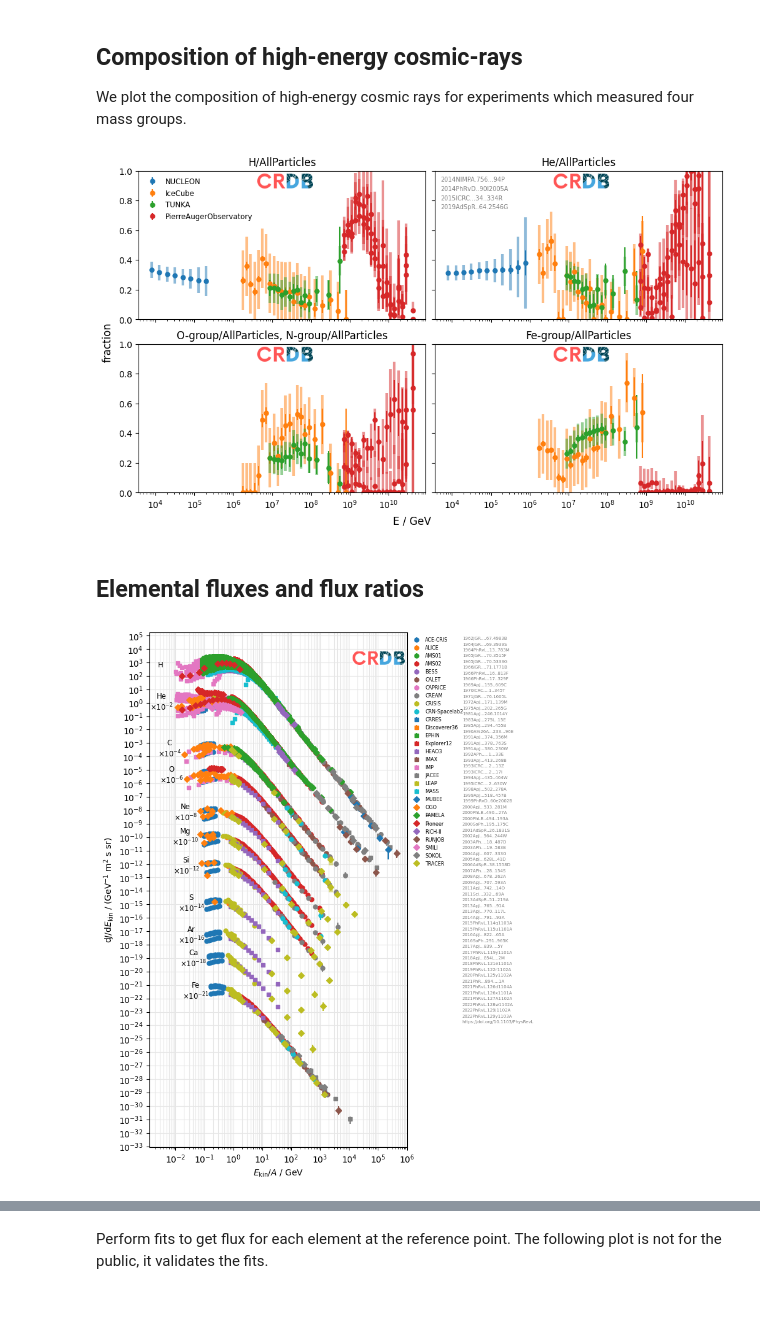
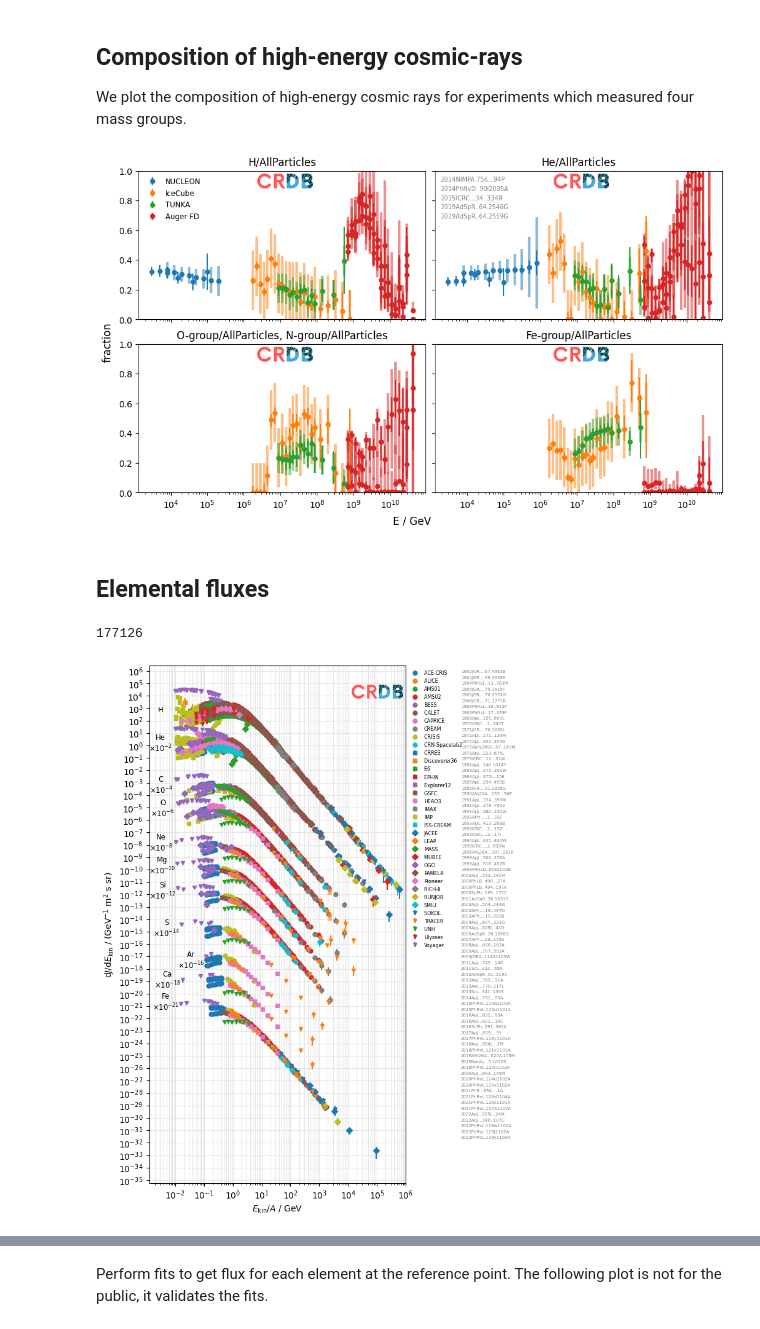
Before and after one commit to crdb-project/tutorial, a Jupyter notebook: gallery.ipynb, the cells around one changed output, grey strips where cells are left out. Drawn from its saved outputs; the diff is of its cells as text; code cells hidden in the pictures.

Commit message:
update to latest crdb package

```diff
--- a/gallery.ipynb
+++ b/gallery.ipynb
@@ -144,7 +172,7 @@ draw_logo(0.25, 1)
 tab = crdb.query(("e-", "e+"), energy_type="EK", time_series="no")
 
 xlim = 1, 1e4
-tab = tab[(xlim[0] < tab.e_mean) & (tab.e_mean < xlim[1])]
+tab = tab[(xlim[0] < tab.e) & (tab.e < xlim[1])]
 
 fig, ax = plt.subplots(1, 2, figsize=(10, 4), sharex=True, sharey=True)
 for quant, axi in zip(("e-", "e+"), ax):
@@ -152,14 +180,14 @@ for quant, axi in zip(("e-", "e+"), ax):
     tab2 = tab[tab["quantity"] == quant]
     for i, (exp, mask) in enumerate(crdb.experiment_masks(tab2).items()):
         t = tab2[mask]
-        f = t.e_mean ** 3
+        f = t.e ** 3
         draw_table(t, factor=f, label=exp)
         plt.title(quant)
 fig.supxlabel("E$_\\mathrm{kin}$ / GeV")
 fig.supylabel("E$_\\mathrm{kin}^3$ dJ/dE$_\\mathrm{kin}$ / (GeV$^2$ m$^2$ s sr)")
 plt.loglog()
 plt.sca(ax[0])
-draw_references(tab, ncol=2, fontsize="xx-small")
+draw_references(tab, ncol=2, fontsize="xx-small", loc="lower right")
 for axi in ax:
     plt.sca(axi)
     axi.legend(frameon=False, fontsize="small", ncol=2,
@@ -191,7 +219,7 @@ for energy_type in ("R", "ETOT"):
 tab = np.concatenate(tabs).view(np.recarray)
 
 with np.errstate(divide="ignore"):
-    mask = (tab.err_sys_minus > 0) & (tab.err_stat_minus / tab.value < 0.5)
+    mask = (tab.err_sys[:, 0] > 0) & (tab.err_sta[:, 0] / tab.value < 0.5)
 tab = tab[mask]
 
 exponents = (1, 2.6)
@@ -203,7 +231,7 @@ for expo, axi in zip(exponents, ax):
         ma = tab.quantity == elem
         t = tab[ma]
         if len(t) == 0: continue
-        f = t.e_mean ** expo
+        f = t.e ** expo
         color = "k" if elem == "AllParticles" else None
         draw_table(t, factor=f, color=color, label=elem, ms=4)
         if expo == 1:
@@ -240,4 +268,5 @@ plt.sca(ax[0])
 draw_logo(0.78, 1)
 plt.sca(ax[1])
 draw_logo(0, 1)
+plt.savefig("crdb_plot_fluxes.pdf")
 # %% [output]
@@ -250,7 +279,7 @@ We plot the composition of high-energy cosmic rays for experiments which measure
 ratios = ("H/AllParticles", "He/AllParticles", "O-group/AllParticles", "N-group/AllParticles", "Fe-group/AllParticles")
 
 tab = crdb.query(ratios, energy_type="ETOT", energy_convert_level=1)
-tab = np.sort(tab, order=("e_mean",))
+tab = np.sort(tab, order=("e",))
 
 fig, ax = plt.subplots(2, 2, figsize=(10, 6), sharex=True, sharey=True)
 
@@ -280,9 +309,9 @@ for axi in ax.flat:
     plt.sca(axi)
     draw_logo(0.4, 0.98)
 # %% [output]
-[figure, old version]
+[figure, new version]
 # %% [markdown]
-## Elemental fluxes and flux ratios
+## Elemental fluxes
 # %%
 from crdb.experimental import convert_energy
 
@@ -312,19 +341,20 @@ for elem in elements:
     mask |= tab.quantity == elem
 tab = tab[mask]
 # use our energy range
-tab = tab[(xlim[0] < tab.e_mean) & (tab.e_mean < xlim[1])]
+tab = tab[(xlim[0] < tab.e) & (tab.e < xlim[1])]
 # we don't want upper limits
 tab = tab[tab.is_upper_limit == False]
 # statistical errors less than 100 %
-tab = tab[tab.err_stat_minus / tab.value < 1]
-tab = tab[tab.err_stat_plus / tab.value < 1]
-# only measurements at 1 AU
-tab = tab[tab.distance_in_au == 1]
+tab = tab[np.mean(tab.err_sta, axis=1) / tab.value < 1]
 # skip balloon data
 mask = crdb.experiment_masks(tab)["Balloon"]
 tab = tab[~mask]
 # use EKN e_axis
 tab = convert_energy(tab, "EKN")
+
+len(tab)
+# %% [output]
+177126
 # %%
 plt.figure(figsize=(6, 9))
 masks = crdb.experiment_masks(tab)
@@ -336,33 +366,33 @@ for exp in sorted(masks):
     for elem, fexp in elements.items():
         f = 10 ** fexp
         t2 = t[t.quantity == elem]
         if len(t2) == 0:
             continue
         l = draw_table(t2, factor=10 ** fexp, label=exp if first else None,
                        color=color, marker=marker)
         color = l.get_color()
         marker = l.get_marker()
         first = False
 
 for elem, fexp in elements.items():
     t = tab[tab.quantity == elem]
-    xmin = np.min(t.e_mean)
-    ymean = np.exp(np.mean(np.log(t[t.e_mean < xmin * 10].value))) * 10 ** fexp
+    xmin = np.min(t.e)
+    ymean = np.exp(np.mean(np.log(t[t.e < xmin * 10].value))) * 10 ** fexp
     s = f"{elem}\n$\\times 10^{{{fexp}}}$" if fexp != 0 else f"{elem}"
     plt.text(xmin * 0.3, ymean, s,
              va="center", ha="center", fontsize="small")
 
 plt.xlabel(r"$E_\mathrm{kin} / A$ / GeV")
 plt.ylabel(r"d$J$/d$E_\mathrm{kin}$ / (GeV$^{-1}$ m$^2$ s sr)")
 plt.legend(fontsize="xx-small", frameon=False, loc="upper left", bbox_to_anchor=(1, 1))
 plt.grid(color="0.9")
 plt.grid(which="minor", color="0.9")
 plt.loglog()
 plt.xlim(xlim[0] / 8, xlim[1])
 from matplotlib.ticker import LogLocator
 plt.gca().yaxis.set_major_locator(LogLocator(numticks=100))
 plt.gca().xaxis.set_major_locator(LogLocator(numticks=100))
 draw_references(tab, ncol=1, fontsize=5, loc="upper left", bbox_to_anchor=(1.2, 1))
 draw_logo(0.78, 1, zorder=5)
 # %% [output]
-[figure, old version]
+[figure, new version]
```
Also changed, not shown: parts of 14 cells of this notebook.
